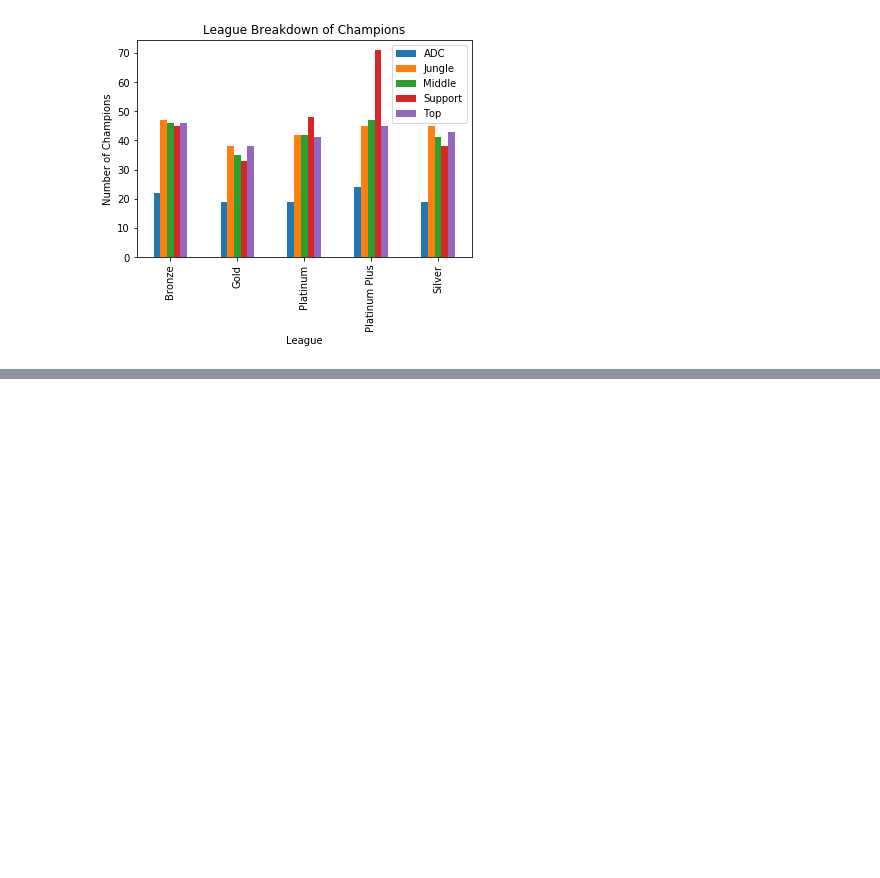
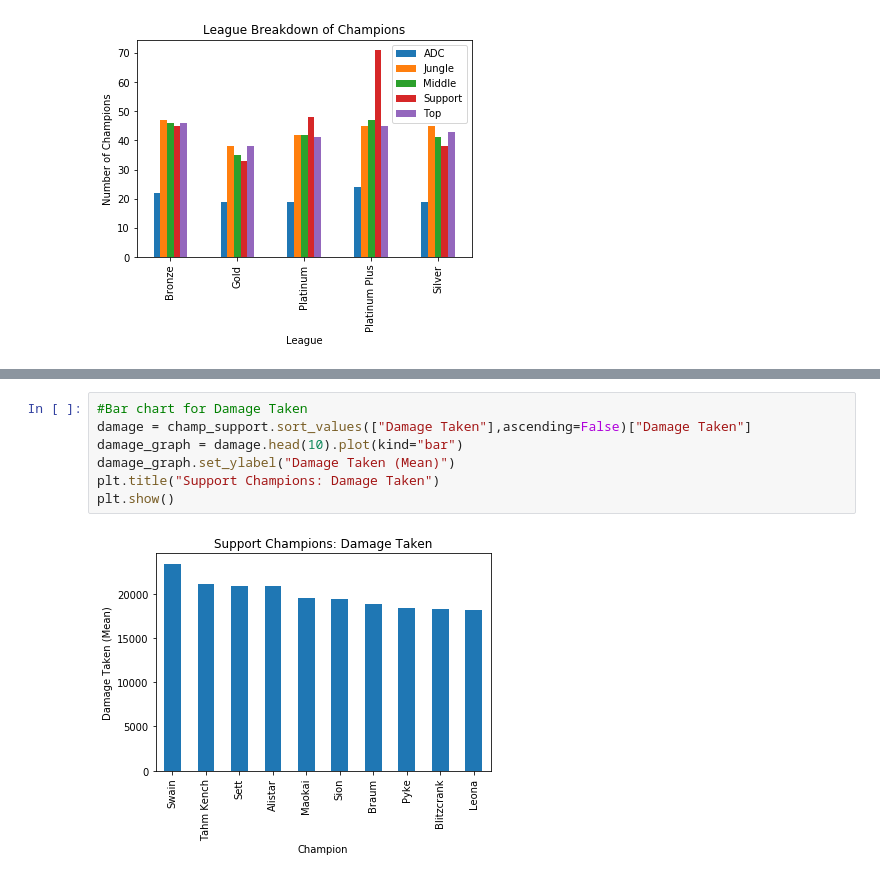
Before and after one commit to CodeReber/lol_champions, a Jupyter notebook: lms_lol.ipynb, the cells around one changed output, grey strips where cells are left out. Saved outputs shown, nothing was run; the diff lists cells and outputs as text; blank space fills up the shorter version.

```diff
--- a/lms_lol.ipynb
+++ b/lms_lol.ipynb
@@ -276,0 +308,9 @@ plt.show()
+# %%
+#Bar chart for Damage Taken
+damage = champ_support.sort_values(["Damage Taken"],ascending=False)["Damage Taken"]
+damage_graph = damage.head(10).plot(kind="bar")
+damage_graph.set_ylabel("Damage Taken (Mean)")
+plt.title("Support Champions: Damage Taken")
+plt.show()
+# %% [output]
+[figure, added]
```
Also changed, not shown: parts of 10 cells of this notebook.
